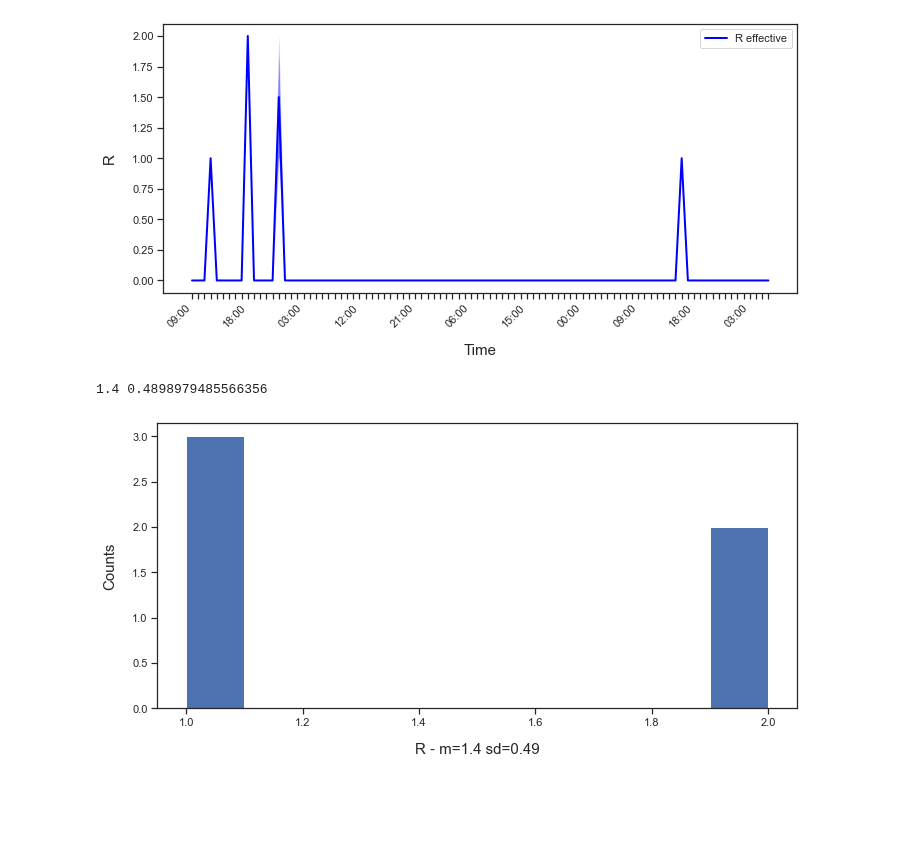
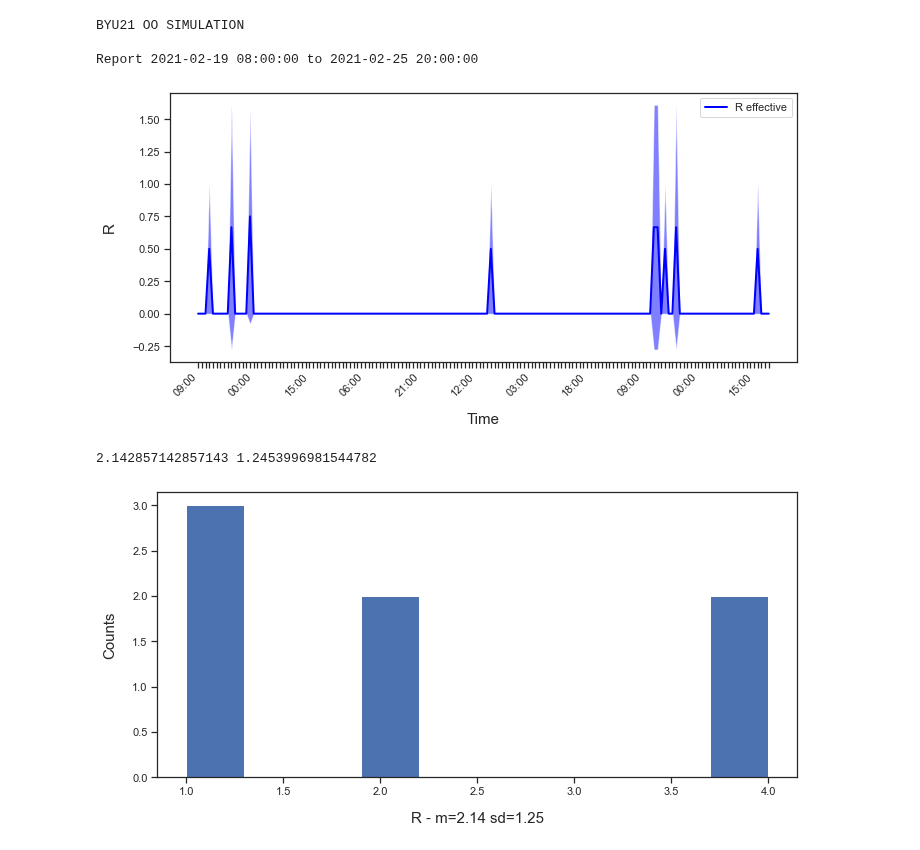
Before and after one commit to colabobio/oo-viz, a Jupyter notebook: plot_epi_curves.ipynb, the cells around one changed output. Cells and saved outputs as stored; diff of their text form; code cells hidden in the pictures; blank space fills up the shorter version.

```diff
--- a/plot_epi_curves.ipynb
+++ b/plot_epi_curves.ipynb
@@ -66,13 +66,13 @@ if option == 7:
     sim_tz = "US/Mountain"
 
     # Daily config
-    time0 = 'Feb 22 2021 8:00AM'
-    time1 = 'Feb 22 2021 8:00PM'
+    time0 = 'Feb 19 2021 8:00AM'
+    time1 = 'Feb 25 2021 8:00PM'
     time_step_min = 60
 
     # Weekly config
 #     time0 = 'Feb 19 2021 8:00AM'
-#     time1 = 'Feb 23 2021 11:59PM'
+#     time1 = 'Feb 25 2021 11:59PM'
 #     time_step_min = 60 * 8
 # %%
 # Some config
@@ -488,4 +488,15 @@ Epidemiological plots:
 ... (6 outputs left out)
+# %%
+print(title)
+print("")
+if time0 and time1:
+    print("Report", datetime.strptime(time0, '%b %d %Y %I:%M%p'), "to", datetime.strptime(time1, '%b %d %Y %I:%M%p'))
+else:
+    print("Report")
+# %% [output]
+BYU21 OO SIMULATION
+
+Report 2021-02-19 08:00:00 to 2021-02-25 20:00:00
 # %%
 # R effective over time
 toutcomes = None
@@ -519,9 +530,6 @@ while t <= max_time:
 
     for v in sel:
         nout = v.degree(mode=OUT)
-        if nout == 0:
-            # Node did not caused infections (all edges are inwards), skipping
-            continue
         r_values += [nout]
 
     if r_values:
@@ -530,34 +538,34 @@ while t <= max_time:
         r_mean_values += [r_mean]
         r_std_values += [r_std]
     else:
         r_mean_values += [0]
         r_std_values += [0]
 
     if frame % label_spacing == 0:
         tlabels += [td.strftime('%H:%M')]
     else:
         tlabels += [""]
     index += [frame]
     frame += 1
 
 mu = np.array(r_mean_values)
 sigma = np.array(r_std_values)
 time = np.arange(len(sigma))
 
 fig, ax = plt.subplots(figsize=(10,5))
 plt.xlabel("Time", labelpad=15, fontsize=15)
 plt.ylabel("R", labelpad=15, fontsize=15)
 ax.plot(time, mu, lw=2, label='R effective', color='blue')
 ax.fill_between(time, mu+sigma, mu-sigma, facecolor='blue', alpha=0.5)
 
 plt.xticks(index, tlabels, rotation=45, horizontalalignment="right")
 
 plt.legend(loc='upper right')
 plt.tight_layout()
 plt.show()
 fig.savefig(os.path.join(output_folder, "r-effective.pdf"))
 # %% [output]
-[figure, old version]
+[figure, new version]
 # %%
 # Plot distribution of R averaged over the entire simulation
 
@@ -569,9 +577,6 @@ r_values = []
 sel = g.vs(_degree_gt=0)
 for v in sel:
     nout = v.degree(mode=OUT)
-    if nout == 0:
-        # Node did not caused infections (all edges are inwards), skipping
-        continue
     r_values += [nout]
 
 r_mean = np.mean(r_values)
@@ -587,5 +592,5 @@ plt.hist(bins[:-1], bins, weights=counts)
 plt.tight_layout()
 plt.savefig(os.path.join(output_folder, "r-mean-histogram.pdf"))
 # %% [output]
-1.4 0.4898979485566356
+2.142857142857143 1.2453996981544782
-[figure, old version]
+[figure, new version]
```
Also changed, not shown: parts of 4 cells of this notebook, 2 other files.
